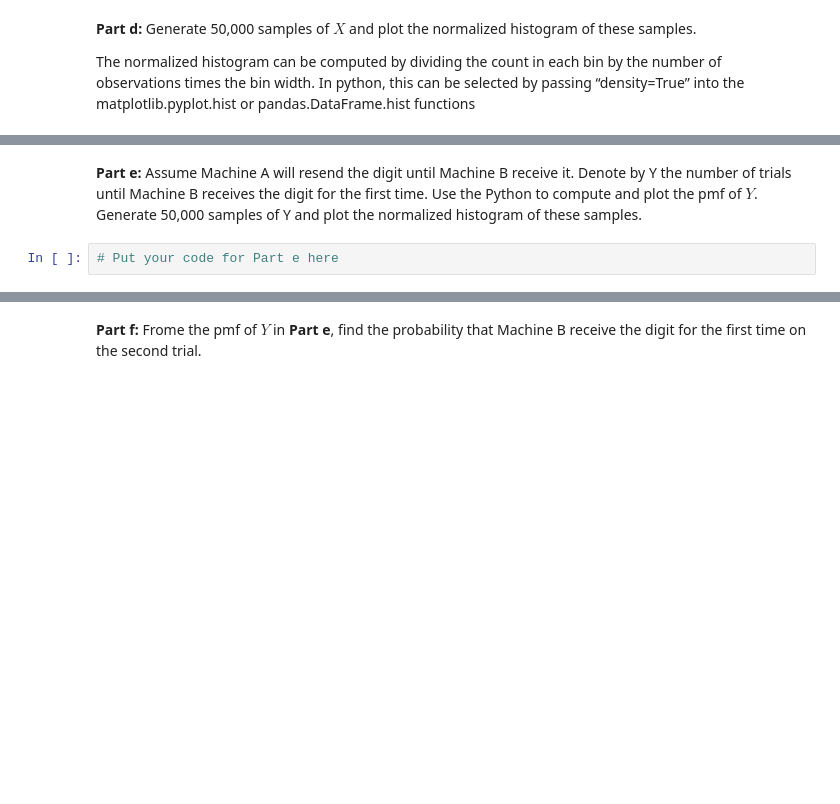
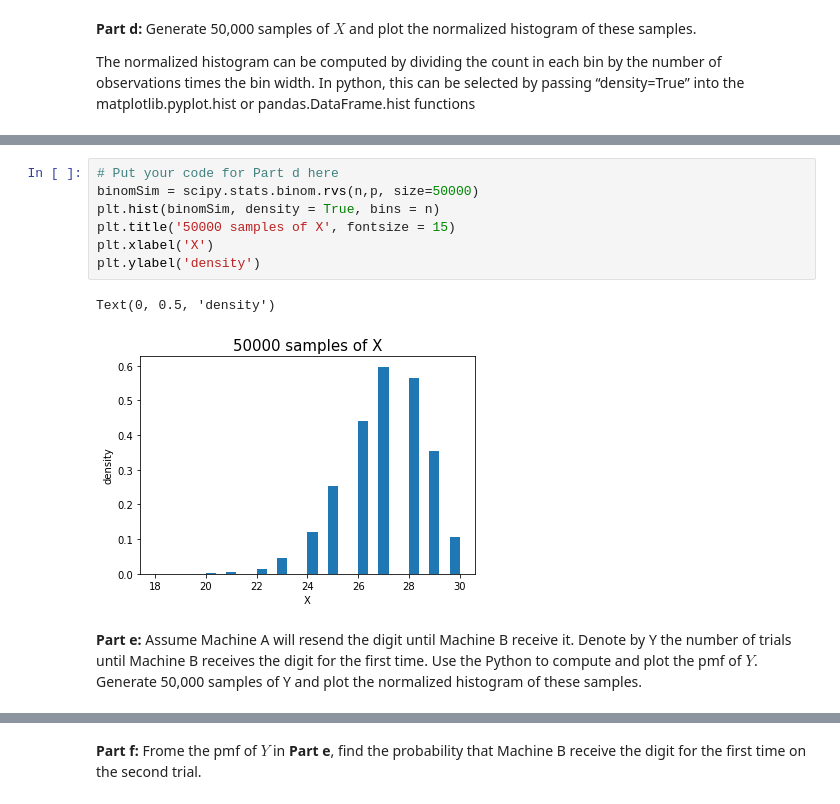
Before and after one commit to ferrispnugraha/ELEC2600H-with-Jupyter-Notebook, a Jupyter notebook: Homework 2 Q6.ipynb, the cells around one changed output, grey strips where cells are left out. Saved outputs shown, nothing was run; the diff lists cells and outputs as text; blank space fills up the shorter version.

```diff
--- a/Homework 2 Q6.ipynb
+++ b/Homework 2 Q6.ipynb
@@ -21,4 +57,12 @@ The normalized histogram can be computed by dividing the count in each bin by th
+# %%
+# Put your code for Part d here
+binomSim = scipy.stats.binom.rvs(n,p, size=50000)
+plt.hist(binomSim, density = True, bins = n)
+plt.title('50000 samples of X', fontsize = 15)
+plt.xlabel('X')
+plt.ylabel('density')
+# %% [output]
+Text(0, 0.5, 'density')
+[figure, added]
 # %% [markdown]
 **Part e:** Assume Machine A will resend the digit until Machine B receive it. Denote by Y the number of trials until Machine B receives the digit for the first time. Use the Python to compute and plot the pmf of $Y$. Generate 50,000 samples of Y and plot the normalized histogram of these samples.
-# %%
-# Put your code for Part e here
```
Also changed, not shown: parts of 10 cells of this notebook, 2 other files.
